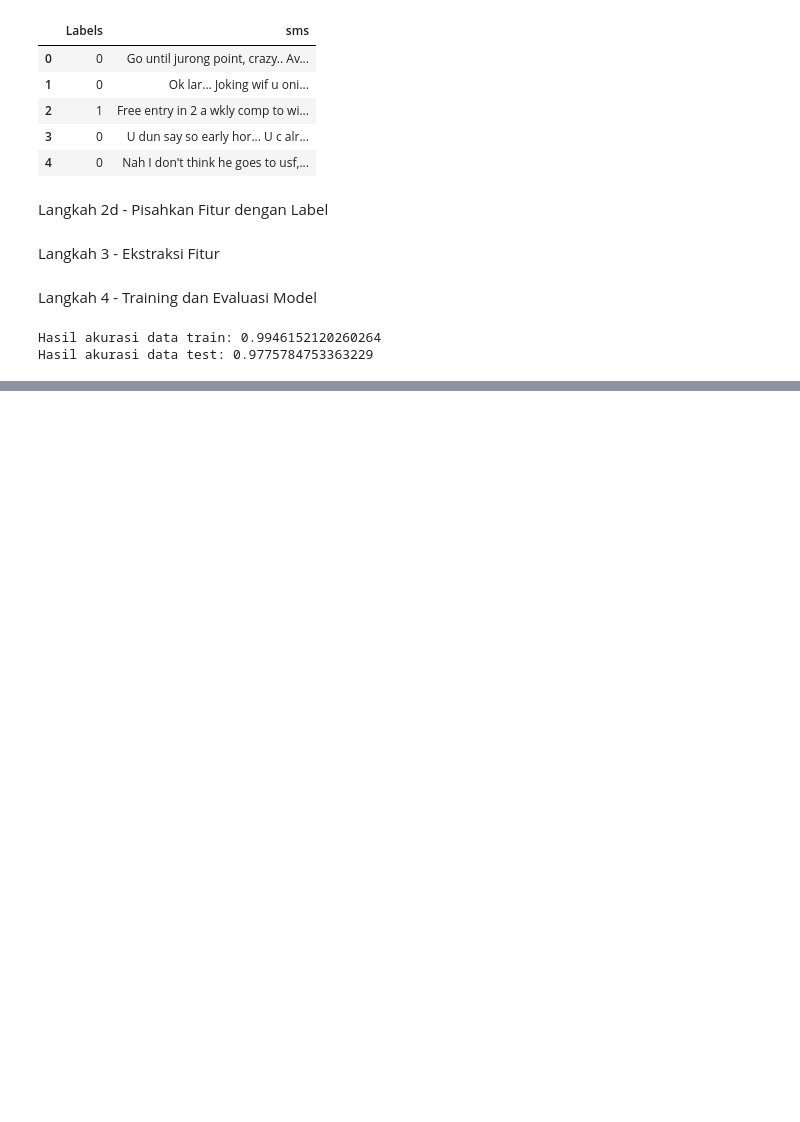
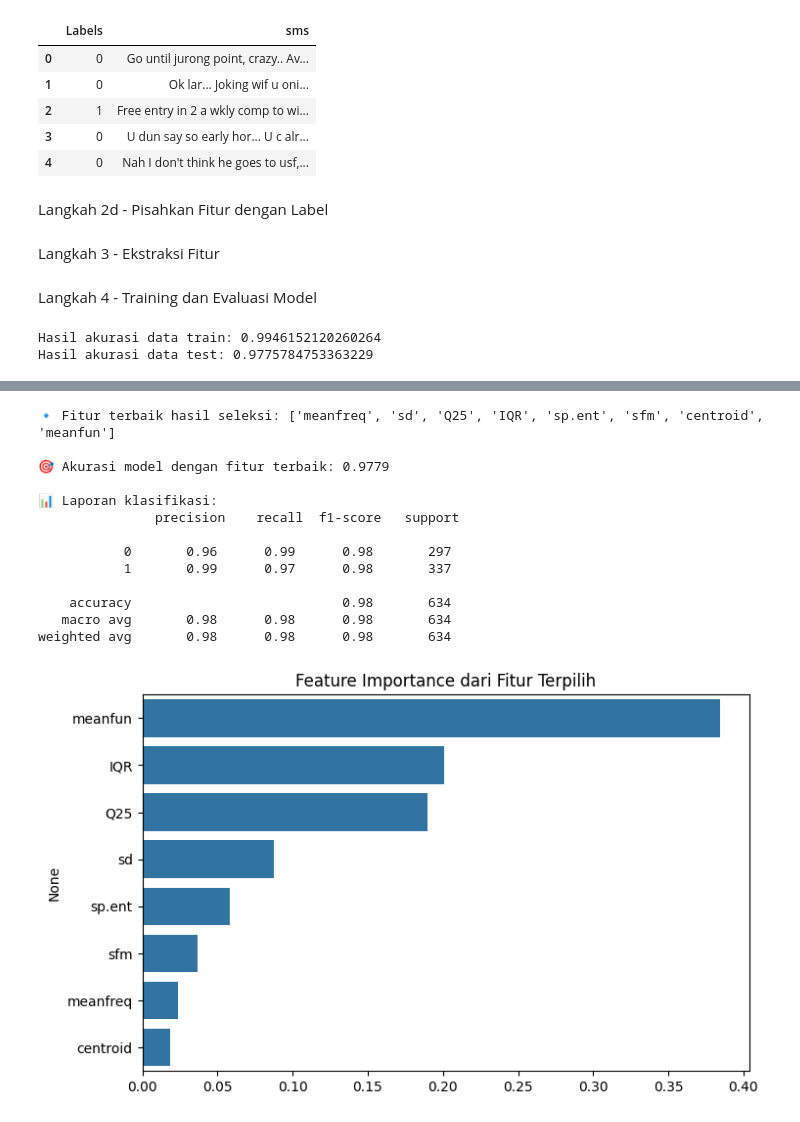
Before and after one commit to ErikRidhoFirm/Pembelajaran-Mesin_Ganjil_2025, a Jupyter notebook: Pembalajaran_Mesin_Praktikum10.ipynb, the cells around one changed output, grey strips where cells are left out. Drawn from its saved outputs; the diff is of its cells as text; code cells hidden in the pictures; blank space fills up the shorter version.

```diff
--- a/Pembalajaran_Mesin_Praktikum10.ipynb
+++ b/Pembalajaran_Mesin_Praktikum10.ipynb
@@ -486,0 +571,80 @@ Hasil akurasi data test: 0.9775784753363229
+# %%
+# 1️⃣ Import library
+import pandas as pd
+import numpy as np
+import matplotlib.pyplot as plt
+import seaborn as sns
+
+from sklearn.model_selection import train_test_split
+from sklearn.preprocessing import LabelEncoder, StandardScaler
+from sklearn.ensemble import RandomForestClassifier
+from sklearn.feature_selection import SelectKBest, f_classif
+from sklearn.metrics import accuracy_score, confusion_matrix, classification_report
+
+# 2️⃣ Baca dataset
+df = pd.read_csv('/content/voice.csv')
+
+# 3️⃣ Encode label (male/female → 0/1)
+le = LabelEncoder()
+df['label'] = le.fit_transform(df['label'])
+
+# 4️⃣ Pisahkan fitur dan target
+X = df.drop('label', axis=1)
+y = df['label']
+
+# 5️⃣ Standarisasi fitur
+scaler = StandardScaler()
+X_scaled = scaler.fit_transform(X)
+
+# 6️⃣ Bagi data (80% train, 20% test)
+X_train, X_test, y_train, y_test = train_test_split(X_scaled, y, test_size=0.2, random_state=42)
+
+# 7️⃣ Seleksi fitur terbaik (ANOVA F-test)
+selector = SelectKBest(score_func=f_classif, k=8)
+X_new = selector.fit_transform(X_train, y_train)
+
+# Lihat fitur terbaik
+best_features = X.columns[selector.get_support()]
+print("🔹 Fitur terbaik hasil seleksi:", list(best_features))
+
+# 8️⃣ Latih model Random Forest dengan fitur terbaik
+rf = RandomForestClassifier(random_state=42)
+rf.fit(X_train[:, selector.get_support()], y_train)
+y_pred = rf.predict(X_test[:, selector.get_support()])
+
+# 9️⃣ Evaluasi hasil
+acc = accuracy_score(y_test, y_pred)
+print("\n🎯 Akurasi model dengan fitur terbaik:", round(acc, 4))
+print("\n📊 Laporan klasifikasi:\n", classification_report(y_test, y_pred))
+
+# 10️⃣ Analisis Feature Importance
+importances = rf.feature_importances_
+sorted_idx = np.argsort(importances)[::-1]
+
+plt.figure(figsize=(8,5))
+sns.barplot(x=importances[sorted_idx], y=best_features[sorted_idx])
+plt.title("Feature Importance dari Fitur Terpilih")
+plt.show()
+
+# 11️⃣ Confusion Matrix
+plt.figure(figsize=(4,3))
+sns.heatmap(confusion_matrix(y_test, y_pred), annot=True, fmt='d', cmap='Blues')
+plt.title("Confusion Matrix")
+plt.xlabel("Predicted")
+plt.ylabel("Actual")
+plt.show()
+# %% [output]
+🔹 Fitur terbaik hasil seleksi: ['meanfreq', 'sd', 'Q25', 'IQR', 'sp.ent', 'sfm', 'centroid', 'meanfun']
+
+🎯 Akurasi model dengan fitur terbaik: 0.9779
+
+📊 Laporan klasifikasi:
+               precision    recall  f1-score   support
+
+           0       0.96      0.99      0.98       297
+           1       0.99      0.97      0.98       337
+
+    accuracy                           0.98       634
+   macro avg       0.98      0.98      0.98       634
+weighted avg       0.98      0.98      0.98       634
+[figure, added]
```
Also changed, not shown: parts of 7 cells of this notebook.
